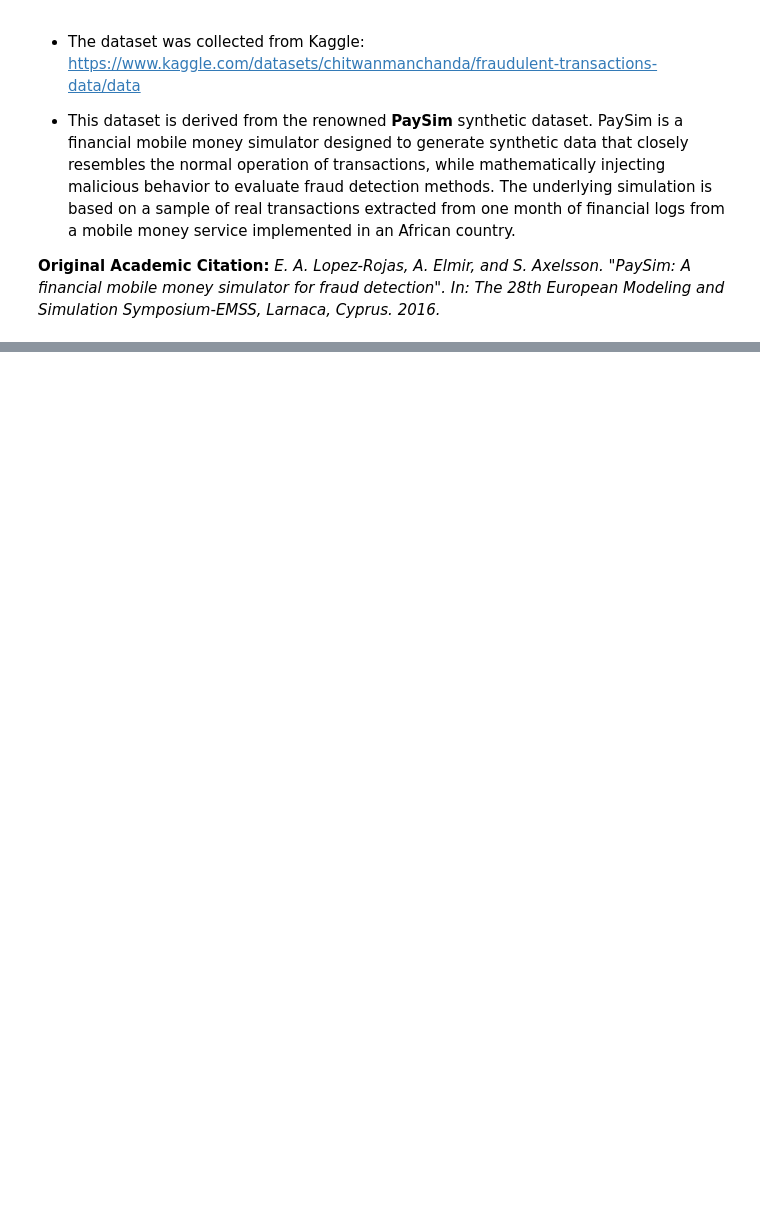
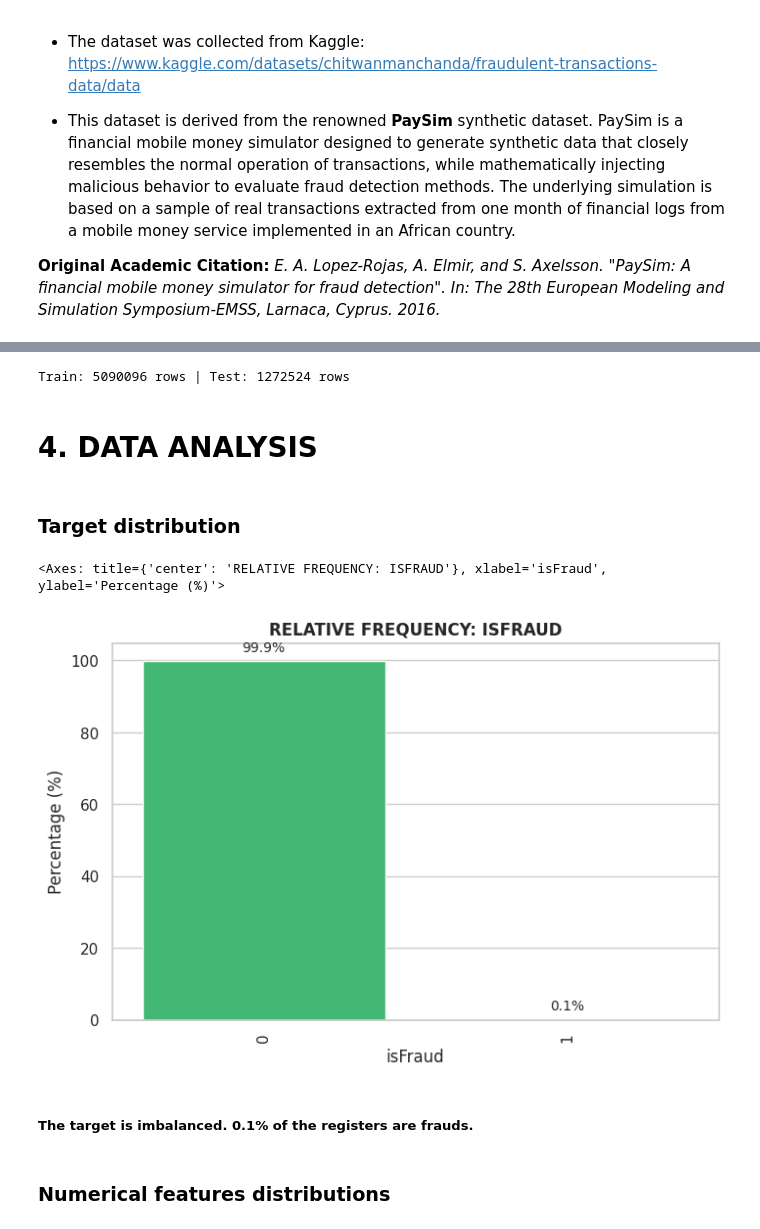
Before and after one commit to diogo-moitinho/fraud-detection-project, a Jupyter notebook: notebooks/01_eda.ipynb, the cells around one changed output, grey strips where cells are left out. Saved outputs shown, nothing was run; the diff lists cells and outputs as text; code cells hidden in the pictures; blank space fills up the shorter version.

```diff
--- a/notebooks/01_eda.ipynb
+++ b/notebooks/01_eda.ipynb
@@ -143,0 +129,58 @@ vis.grafico_frequencia_percentual_alvo(df.to_pandas(), 'type', hue='isFraud', ma
+# %%
+df = df.with_columns([
+    (pl.col('oldbalanceOrg') - pl.col('amount') - pl.col('newbalanceOrig')).alias('errorBalanceOrig'),
+    (pl.col('oldbalanceDest') + pl.col('amount') - pl.col('newbalanceDest')).alias('errorBalanceDest'),
+    pl.col('nameDest').str.starts_with('M').cast(pl.Int8).alias('is_merchant_dest')
+]).drop(['nameOrig', 'isFlaggedFraud', 'nameDest'])
+# %%
+X = df.drop('isFraud')
+y = df.select('isFraud')
+
+X_train, X_test, y_train, y_test = train_test_split(
+    X, y,
+    test_size=0.20,
+    random_state=42,
+    stratify=y
+)
+
+print(f"Train: {X_train.shape[0]} rows | Test: {X_test.shape[0]} rows")
+
+
+preprocessor = ColumnTransformer(
+    transformers=[
+        ('cat', OneHotEncoder(sparse_output=False, handle_unknown='ignore'), ['type'])
+    ],
+    remainder='passthrough'
+).set_output(transform="polars")
+
+
+pipeline_preprocessing = Pipeline(
+    steps=[
+        ('preprocessor', preprocessor)
+    ]
+)
+
+
+X_train_transformed = pipeline_preprocessing.fit_transform(X_train)
+X_test_transformed = pipeline_preprocessing.transform(X_test)
+# %% [output]
+Train: 5090096 rows | Test: 1272524 rows
+# %% [markdown]
+# **4. DATA ANALYSIS**
+# %%
+fraud_palette = {0: '#2ecc71', 1: '#e74c3c'}
+# %% [markdown]
+### Target distribution
+# %%
+vis.plot_relative_frequency(
+    df= df.to_pandas(),
+    feature= 'isFraud',
+    color_map=fraud_palette
+)
+# %% [output]
+<Axes: title={'center': 'RELATIVE FREQUENCY: ISFRAUD'}, xlabel='isFraud', ylabel='Percentage (%)'>
+[figure, added]
+# %% [markdown]
+##### The target is imbalanced. 0.1% of the registers are frauds.
+# %% [markdown]
+### Numerical features distributions
```
Also changed, not shown: parts of 25 cells of this notebook, 4 other files.
